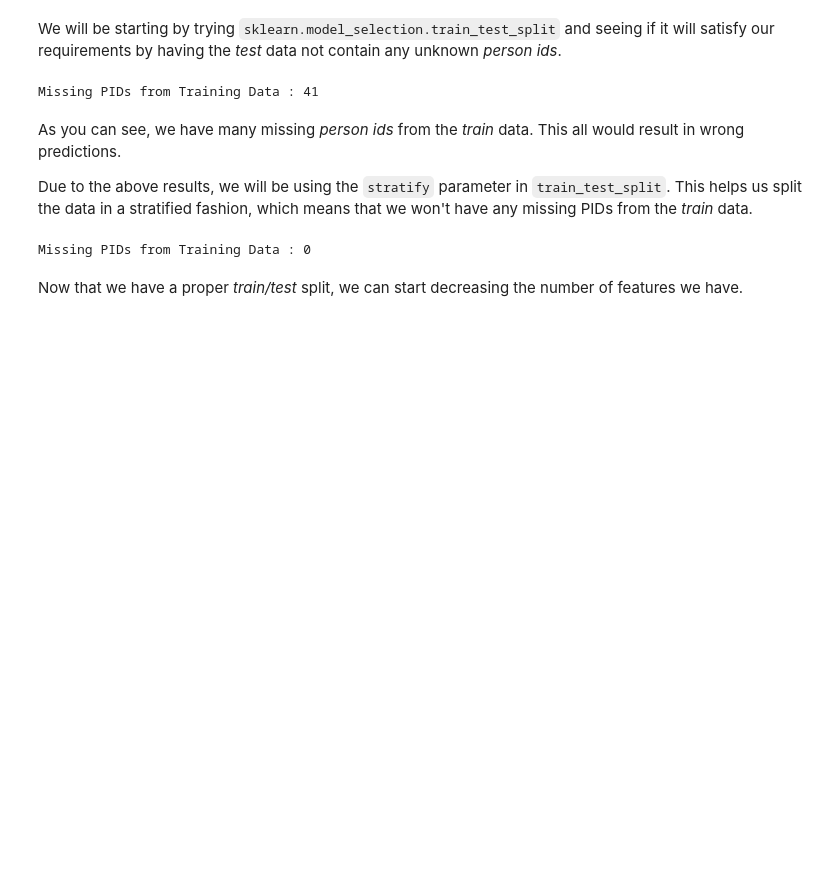
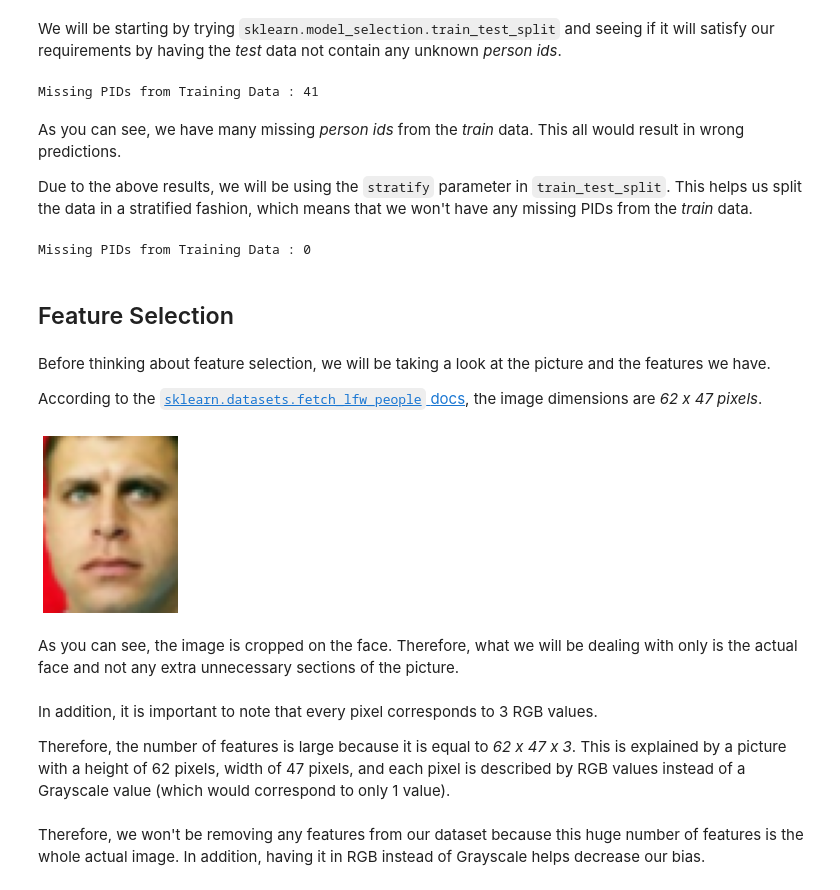
Before and after one commit to nizarmah/oracle, a Jupyter notebook: main.ipynb, the cells around one changed output. Cells and saved outputs as stored; diff of their text form; code cells hidden in the pictures; blank space fills up the shorter version.

Commit message:
Data Preparation : No Feature Selection will be Done
All the features we have identify the face. The features are the RGB values of every pixel of the image cropped around the face. So, in order not to lose any accuracy on the model or misidentify some pictures, we will be keeping all the features to be used with CNN.

```diff
--- a/main.ipynb
+++ b/main.ipynb
@@ -204,5 +204,31 @@ X_train, X_test, y_train, y_test = train_test_split(X, y, test_size=0.2, random_
 print("Missing PIDs from Training Data :", len(missing_pids(y_train, y_test)))
 # %% [output]
 Missing PIDs from Training Data : 0
-# %% [markdown]
-Now that we have a proper *train/test* split, we can start decreasing the number of features we have.
+# %% [markdown]
+## Feature Selection
+# %% [markdown]
+Before thinking about feature selection, we will be taking a look at the picture and the features we have.
+
+According to the [`sklearn.datasets.fetch_lfw_people` docs](https://scikit-learn.org/stable/modules/generated/sklearn.datasets.fetch_lfw_people.html), the image dimensions are *62 x 47 pixels*.
+# %%
+def showImage(dataset_row):
+    img_data = dataset_row.apply(lambda x: int(x)).values
+    img_data = img_data.reshape((62, 47, 3))
+
+    plt.figure(figsize=(6.2, 4.7), dpi=50)
+    plt.axis("off")
+    plt.imshow(img_data)
+    plt.show()
+
+showImage(X.sample(n=1).iloc[0, :])
+# %% [output]
+[figure, added]
+# %% [markdown]
+As you can see, the image is cropped on the face. Therefore, what we will be dealing with only is the actual face and not any extra unnecessary sections of the picture.
+# %% [markdown]
+In addition, it is important to note that every pixel corresponds to 3 RGB values.
+
+Therefore, the number of features is large because it is equal to *62 x 47 x 3*.
+This is explained by a picture with a height of 62 pixels, width of 47 pixels, and each pixel is described by RGB values instead of a Grayscale value (which would correspond to only 1 value).
+# %% [markdown]
+Therefore, we won't be removing any features from our dataset because this huge number of features is the whole actual image. In addition, having it in RGB instead of Grayscale helps decrease our bias.
```
